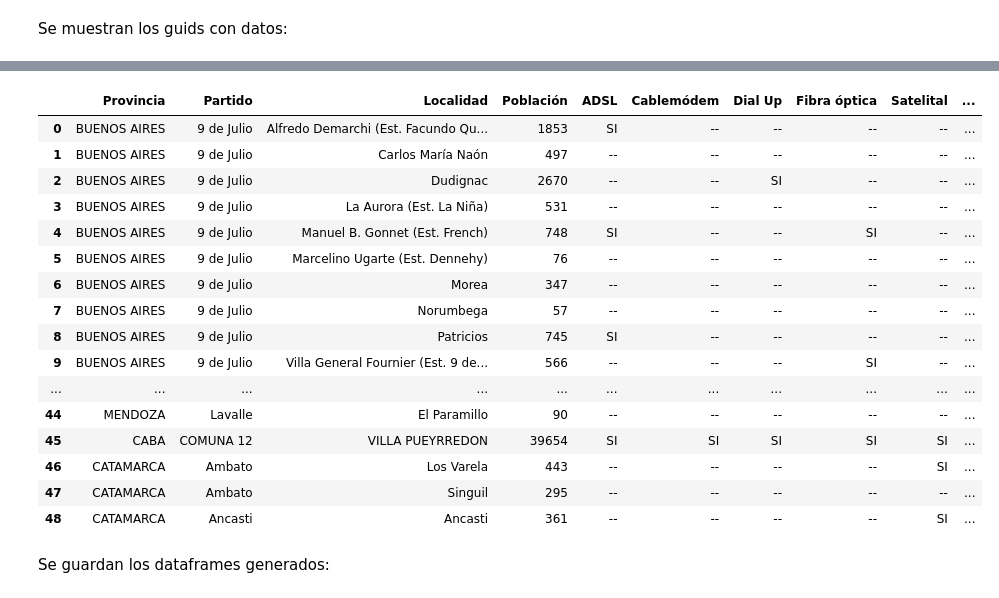
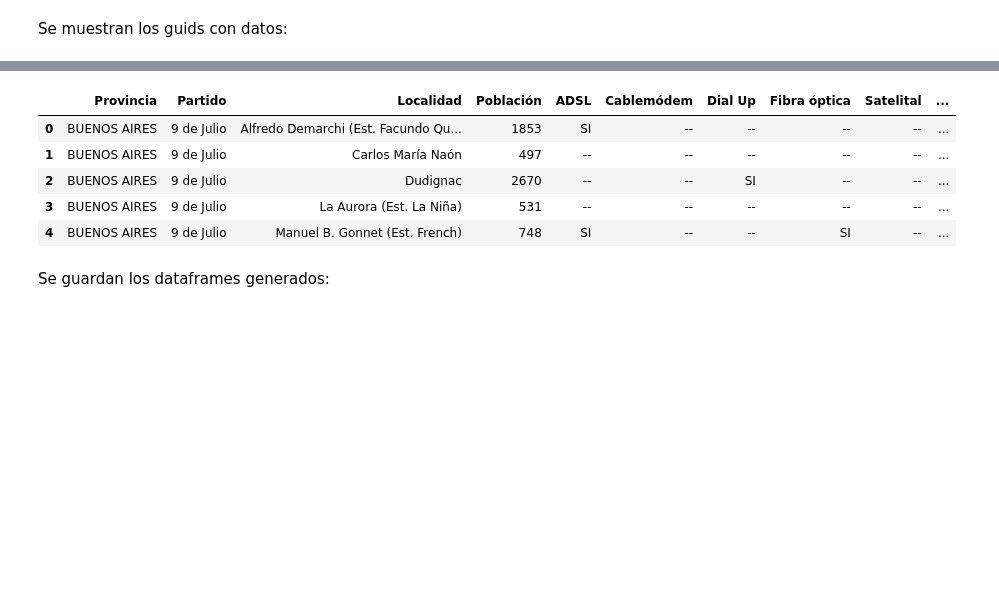
Before and after one commit to JuanPa2608/Internet-Argentina, a Jupyter notebook: ETL/ETL.ipynb, the cells around one changed output, grey strips where cells are left out. Cells and saved outputs as stored; diff of their text form; code cells hidden in the pictures; blank space fills up the shorter version.

```diff
--- a/ETL/ETL.ipynb
+++ b/ETL/ETL.ipynb
@@ -266,24 +233,13 @@ dict_keys(['CONEC-AL-SERVI-DE-INTER', 'ACCES-A-INTER-FIJO-POR', 'VELOC-PROME-DE-
 # %%
 # Ejemplo de como acceder a un GUID
-datos_guid['CONEC-AL-SERVI-DE-INTER']
+datos_guid['CONEC-AL-SERVI-DE-INTER'].head()
 # %% [output]
 |  | Provincia | Partido | Localidad | Población | ADSL | Cablemódem | Dial Up | Fibra óptica | Satelital | ... |
 | 0 | BUENOS AIRES | 9 de Julio | Alfredo Demarchi (Est. Facundo Qu... | 1853 | SI | -- | -- | -- | -- | ... |
 | 1 | BUENOS AIRES | 9 de Julio | Carlos María Naón | 497 | -- | -- | -- | -- | -- | ... |
 | 2 | BUENOS AIRES | 9 de Julio | Dudignac | 2670 | -- | -- | SI | -- | -- | ... |
 | 3 | BUENOS AIRES | 9 de Julio | La Aurora (Est. La Niña) | 531 | -- | -- | -- | -- | -- | ... |
 | 4 | BUENOS AIRES | 9 de Julio | Manuel B. Gonnet (Est. French) | 748 | SI | -- | -- | SI | -- | ... |
-| 5 | BUENOS AIRES | 9 de Julio | Marcelino Ugarte (Est. Dennehy) | 76 | -- | -- | -- | -- | -- | ... |
-| 6 | BUENOS AIRES | 9 de Julio | Morea | 347 | -- | -- | -- | -- | -- | ... |
-| 7 | BUENOS AIRES | 9 de Julio | Norumbega | 57 | -- | -- | -- | -- | -- | ... |
-| 8 | BUENOS AIRES | 9 de Julio | Patricios | 745 | SI | -- | -- | -- | -- | ... |
-| 9 | BUENOS AIRES | 9 de Julio | Villa General Fournier (Est. 9 de... | 566 | -- | -- | -- | SI | -- | ... |
-| ... | ... | ... | ... | ... | ... | ... | ... | ... | ... | ... |
-| 44 | MENDOZA | Lavalle | El Paramillo | 90 | -- | -- | -- | -- | -- | ... |
-| 45 | CABA | COMUNA 12 | VILLA PUEYRREDON | 39654 | SI | SI | SI | SI | SI | ... |
-| 46 | CATAMARCA | Ambato | Los Varela | 443 | -- | -- | -- | -- | SI | ... |
-| 47 | CATAMARCA | Ambato | Singuil | 295 | -- | -- | -- | -- | -- | ... |
-| 48 | CATAMARCA | Ancasti | Ancasti | 361 | -- | -- | -- | -- | SI | ... |
 # %% [markdown]
 Se guardan los dataframes generados:
 # %%
```
Also changed, not shown: parts of 6 cells of this notebook.
